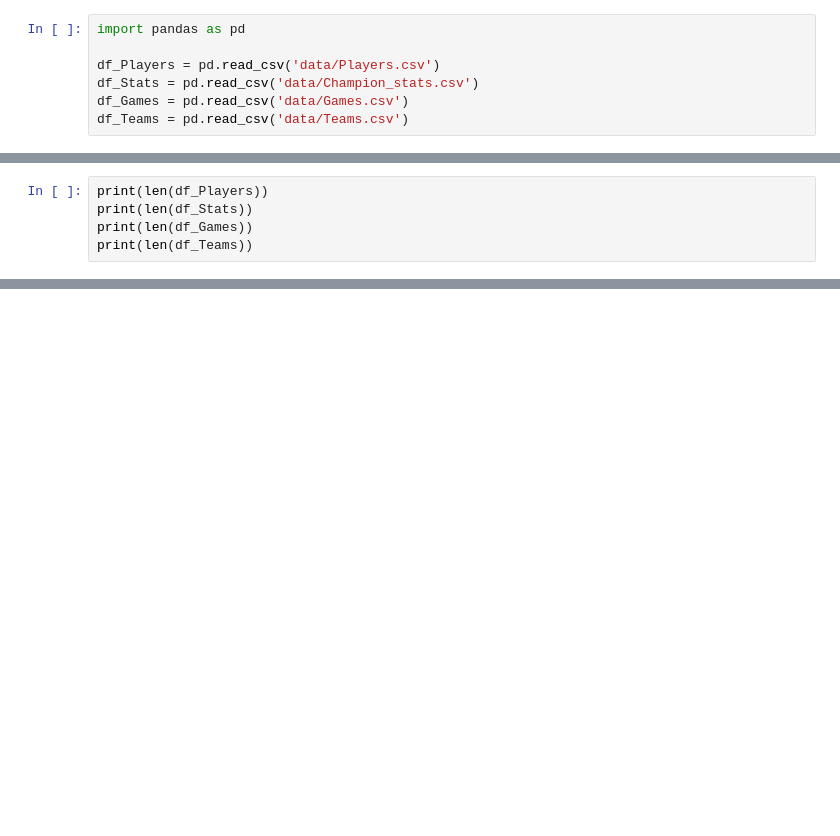
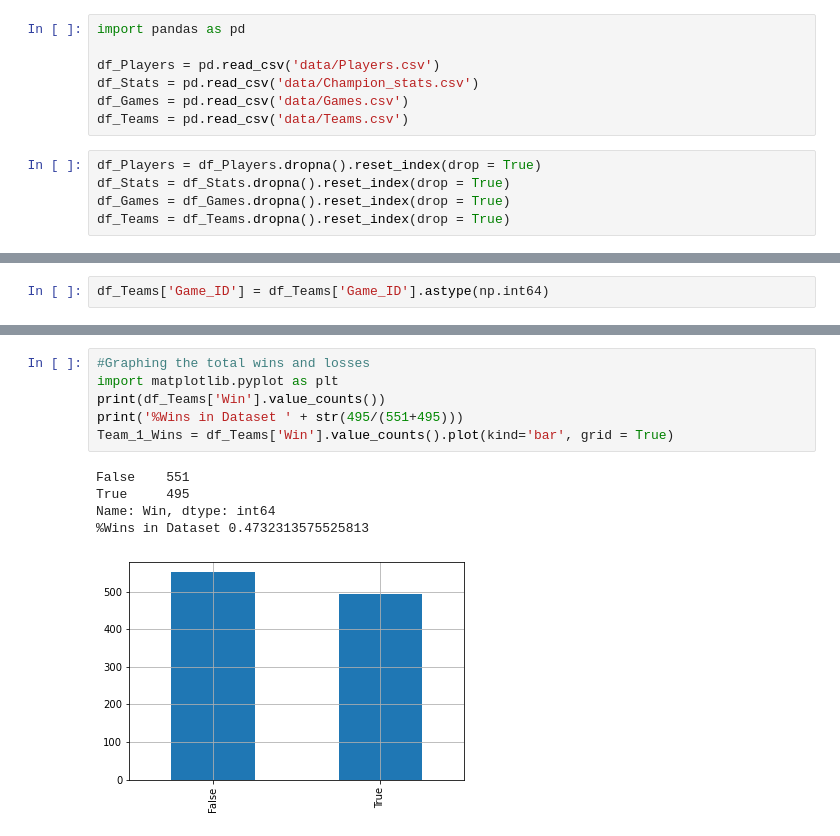
Before and after one commit to JDPayne11/League_of_Legends_ML, a Jupyter notebook: Untitled.ipynb, the cells around one changed output, grey strips where cells are left out. Cells and saved outputs as stored; diff of their text form; blank space fills up the shorter version.

```diff
--- a/Untitled.ipynb
+++ b/Untitled.ipynb
@@ -5,3 +5,8 @@ df_Players = pd.read_csv('data/Players.csv')
 df_Stats = pd.read_csv('data/Champion_stats.csv')
 df_Games = pd.read_csv('data/Games.csv')
 df_Teams = pd.read_csv('data/Teams.csv')
+# %%
+df_Players = df_Players.dropna().reset_index(drop = True)
+df_Stats = df_Stats.dropna().reset_index(drop = True)
+df_Games = df_Games.dropna().reset_index(drop = True)
+df_Teams = df_Teams.dropna().reset_index(drop = True)
@@ -78,5 +115,2 @@ df_Teams.head(2)
 # %%
-print(len(df_Players))
-print(len(df_Stats))
-print(len(df_Games))
-print(len(df_Teams))
+df_Teams['Game_ID'] = df_Teams['Game_ID'].astype(np.int64)
@@ -114,0 +281,12 @@ pd.concat([df_Games, df_Teams, df_Players], axis = 1).head()
+# %%
+#Graphing the total wins and losses
+import matplotlib.pyplot as plt
+print(df_Teams['Win'].value_counts())
+print('%Wins in Dataset ' + str(495/(551+495)))
+Team_1_Wins = df_Teams['Win'].value_counts().plot(kind='bar', grid = True)
+# %% [output]
+False    551
+True     495
+Name: Win, dtype: int64
+%Wins in Dataset 0.4732313575525813
+[figure, added]
```
Also changed, not shown: parts of 78 cells of this notebook.
